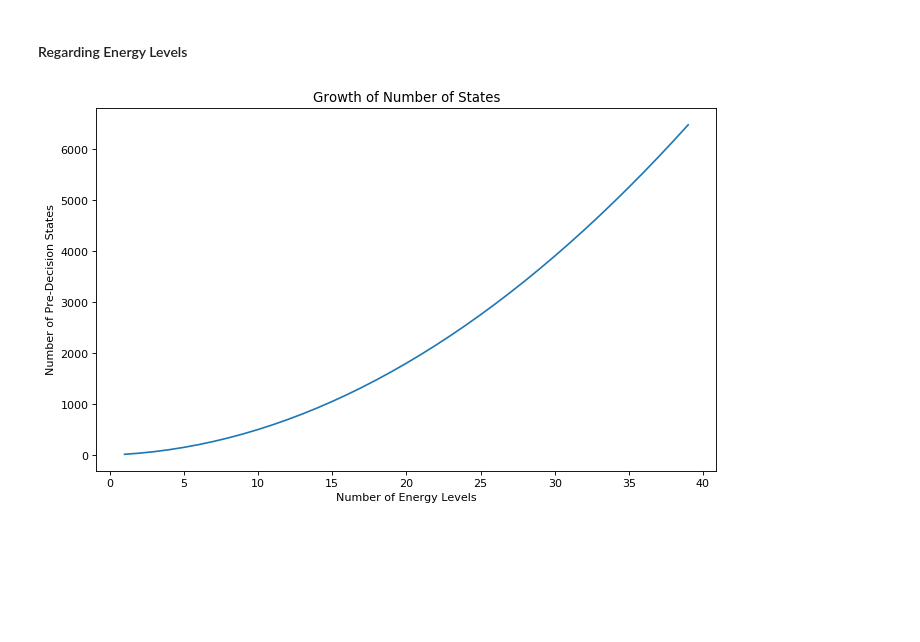
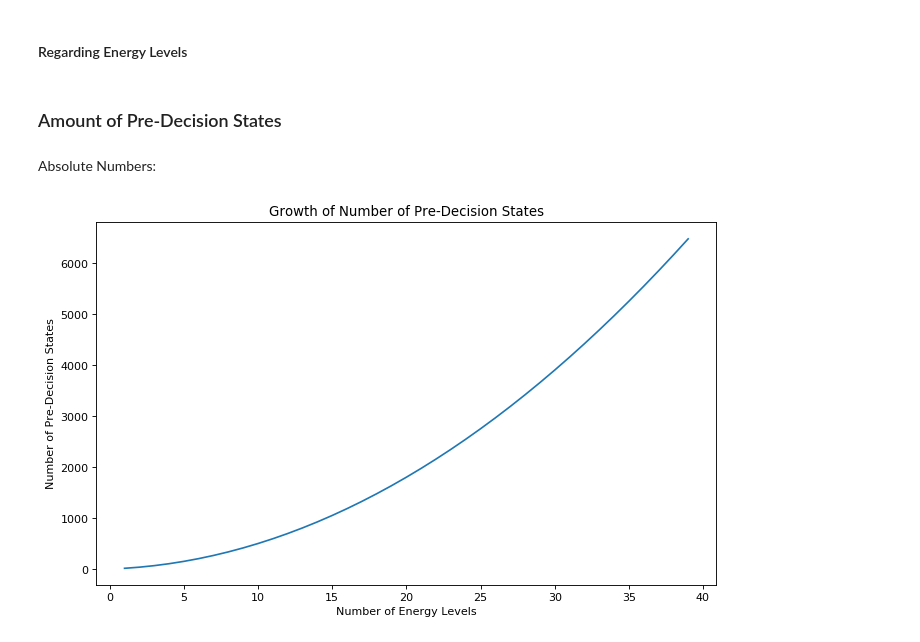
Before and after one commit to jonasjostmann/ddm-policy-iteration, a Jupyter notebook: experiments.ipynb, the cells around one changed output. Cells and saved outputs as stored; diff of their text form; code cells hidden in the pictures; blank space fills up the shorter version.

Commit message:
Experiments

```diff
--- a/experiments.ipynb
+++ b/experiments.ipynb
@@ -110,6 +110,10 @@ MAX_PUSH = 100
 experiment_range = range(1,40,1)
 experiment_time = []
 amount_pre_states = []
+amount_rel_diff_pre = []
+amount_post_states = []
+amount_rel_diff_post = []
+experiment_rel_diff_time = []
 
 for i in tqdm(experiment_range):
     ENERGY_MIN = 0
@@ -121,15 +125,36 @@ for i in tqdm(experiment_range):
                                                           MAX_PULL, MAX_PUSH, MAX_TIME,
                                                           INITIAL_STATE)
 
+
+    if(len(amount_rel_diff_pre)==0):
+        amount_rel_diff_pre.append(0)
+        amount_rel_diff_post.append(0)
+        experiment_rel_diff_time.append(0)
+    else:
+        # calc rel difference in comparison to last state space size
+        rel_diff_pre = 1+((pre_states - amount_pre_states[-1]) / amount_pre_states[-1])
+        amount_rel_diff_pre.append(rel_diff_pre)
+
+        rel_diff_post = 1+((post_states - amount_post_states[-1]) / amount_post_states[-1])
+        amount_rel_diff_post.append(rel_diff_post)
+
+        rel_diff_time = 1+((time_tree - experiment_time[-1]) / experiment_time[-1])
+        experiment_rel_diff_time.append(rel_diff_time)
+
     amount_pre_states.append(pre_states)
+    amount_post_states.append(post_states)
     experiment_time.append(time_tree)
+# %% [markdown]
+### Amount of Pre-Decision States
+# %% [markdown]
+Absolute Numbers:
 # %%
-file_name = "preStatesEnergyLevels_"+ str(MAX_TIME) +"_timeSteps_" + str(max(experiment_range)) + "_eLevels_" + str(MAX_PULL) + "_maxPull_" + str(MAX_PUSH) + "_maxPush"
+file_name = "absPreStatesEnergyLevels_"+ str(MAX_TIME) +"_timeSteps_" + str(max(experiment_range)) + "_eLevels_" + str(MAX_PULL) + "_maxPull_" + str(MAX_PUSH) + "_maxPush"
 plt.figure(num=None, figsize=(10, 6), dpi=80, facecolor='w', edgecolor='k')
 plt.plot(experiment_range, amount_pre_states)
 plt.xlabel("Number of Energy Levels")
 plt.ylabel("Number of Pre-Decision States")
-plt.title("Growth of Number of States")
+plt.title("Growth of Number of Pre-Decision States")
 plt.savefig('results/'+ file_name +'.png')
 # %% [output]
-[figure, old version]
+[figure, new version]
```
Also changed, not shown: parts of 18 cells of this notebook, 9 other files.
